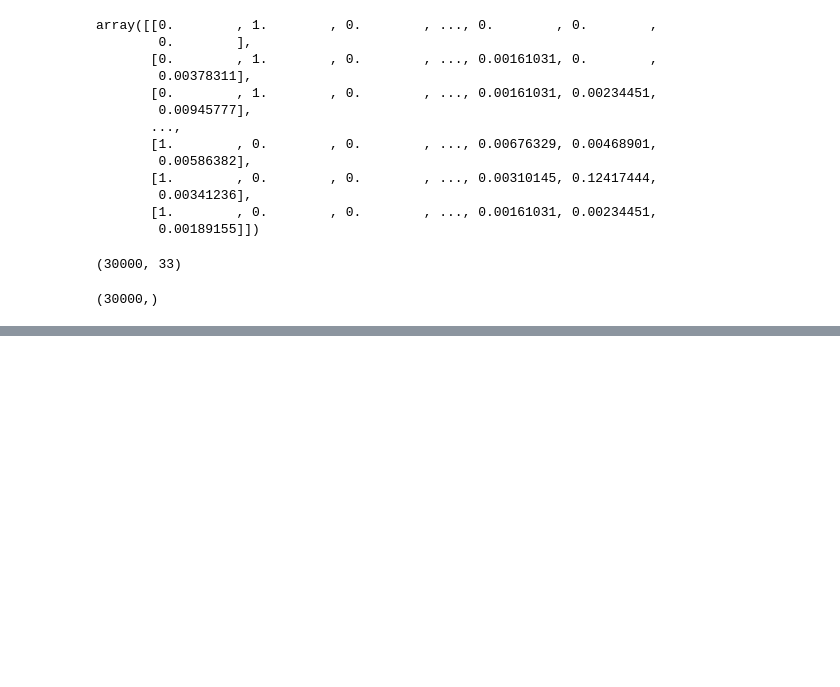
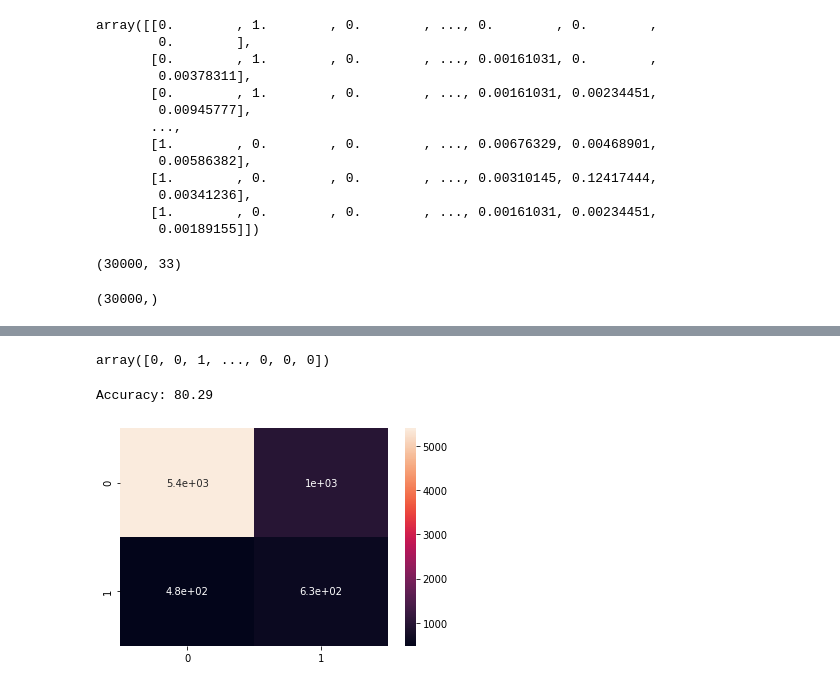
Before and after one commit to speri203/Credit-Default-Prediction, a Jupyter notebook: Credit_Default_Prediction.ipynb, the cells around one changed output, grey strips where cells are left out. Cells and saved outputs as stored; diff of their text form; code cells hidden in the pictures; blank space fills up the shorter version.

Commit message:
Implemented model, tried hyper param tuning with grid search

```diff
--- a/Credit_Default_Prediction.ipynb
+++ b/Credit_Default_Prediction.ipynb
@@ -328,0 +331,3 @@ Y.shape
+# %%
+from sklearn.model_selection import train_test_split
+X_train, X_test, Y_train, Y_test = train_test_split(X, Y, test_size = 0.25)
@@ -328,0 +346,13 @@ Y.shape
+# %%
+## Training the model
+## objective function is squarederror
+
+## Attempt 1 weighted accuracy: 81%
+#model = xgb.XGBClassifier(objective = 'reg:squarederror', learning_rate = 0.1, max_depth = 5, n_estimators = 100)
+
+## Attempt 2 weighted accuracy: 80%
+#model = xgb.XGBClassifier(objective = 'reg:squarederror', learning_rate = 0.1, max_depth = 5, n_estimators = 500)
+
+## Attempt 3 weighted accuracy: 78% (Might be experiencing overfitting)
+model = xgb.XGBClassifier(objective = 'reg:squarederror', learning_rate = 0.1, max_depth = 20, n_estimators = 500)
+model.fit(X_train, Y_train)
@@ -328,0 +369,19 @@ Y.shape
+# %%
+## Predicting the test dataset based on the model
+y_pred = model.predict(X_test)
+y_pred
+# %% [output]
+array([0, 0, 1, ..., 0, 0, 0])
+# %%
+from sklearn.metrics import accuracy_score, confusion_matrix, classification_report
+
+## Printing accuracy
+print("Accuracy: {:.2f}".format(accuracy_score(y_pred, Y_test) * 100))
+# %% [output]
+Accuracy: 80.29
+# %%
+cm = confusion_matrix(y_pred, Y_test)
+sns.heatmap(cm, annot = True)
+plt.show()
+# %% [output]
+[figure, added]
```
Also changed, not shown: parts of 12 cells of this notebook.
